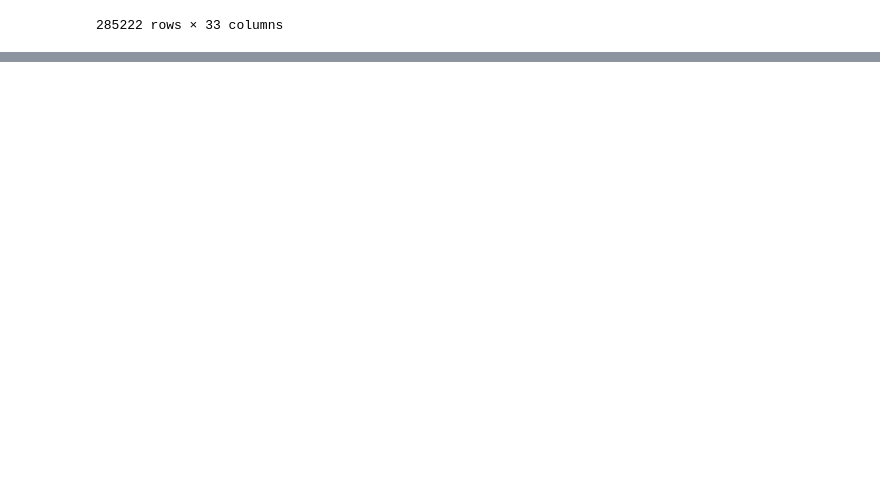
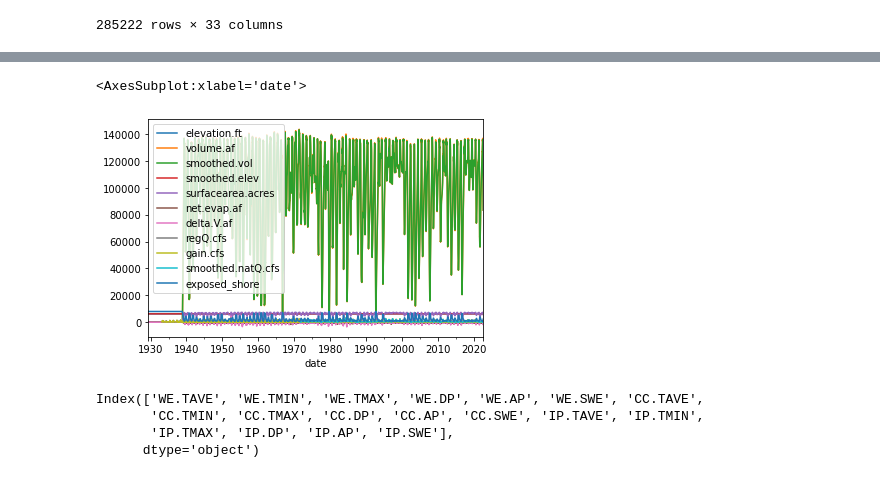
Before and after one commit to Krispy3/HFF_Water, a Jupyter notebook: scratch.ipynb, the cells around one changed output, grey strips where cells are left out. Drawn from its saved outputs; the diff is of its cells as text; code cells hidden in the pictures; blank space fills up the shorter version.

```diff
--- a/scratch.ipynb
+++ b/scratch.ipynb
@@ -23,4 +105,6 @@ ipe_df
 # %%
 hydro_df = pd.read_csv('data/IslandPark.TS.csv')
-hydro_df
+hydro_df['date'] = pd.to_datetime(hydro_df['date'])
+hydro_df.set_index(['date'], inplace=True)
+hydro_df.columns
 # %% [output]
@@ -56,0 +115,30 @@ climate_df
+# %%
+# calculate exposed shoreline
+hydro_df['exposed_shore'] = 8000 - hydro_df['surfacearea.acres']
+# %%
+hydro_df.plot()
+# %% [output]
+<AxesSubplot:xlabel='date'>
+[figure, added]
+# %%
+climate_df = pd.read_csv('data/Clean.Climate.TS.csv')
+climate_df['Date'] = pd.to_datetime(climate_df['Date'])
+climate_df.set_index(['Date'], inplace=True)
+climate_df.drop(['GT.TAVE', 'GT.TMIN', 'GT.TMAX', 'GT.DP', 'GT.AP', 'GT.SWE', 'PB.TAVE',
+       'PB.TMIN', 'PB.TMAX', 'PB.DP','HFW.AP', 'TR.SWE', 'FR.SWE', 'HF.SWE', 'HFW.SWE', 'AG.DP', 'AG.ET',
+       'HFW.Cum.P', 'AG.Cum.P', 'AG.Cum.ET', 'PB.AP', 'PB.SWE', 'BB.TAVE', 'BB.TMIN', 'BB.TMAX', 'BB.DP', 'BB.AP',
+       'BB.SWE', 'LL.TAVE', 'LL.TMIN', 'LL.TMAX', 'LL.DP', 'LL.AP', 'LL.SWE', 'GL.TAVE',
+       'GL.TMIN', 'GL.TMAX', 'GL.DP', 'GL.AP', 'GL.SWE', 'PC.TAVE', 'PC.TMIN', 'PC.TMAX',
+       'PC.DP', 'PC.AP', 'PC.SWE', 'AL.TAVE', 'AL.TMIN', 'AL.TMAX', 'AL.DP', 'AL.AP',
+       'AS.TAVE', 'AS.TMIN', 'AS.TMAX', 'AS.DP', 'AS.AP', 'AS.ET', 'RX.TAVE',
+       'RX.TMIN', 'RX.TMAX', 'RX.DP', 'RX.AP', 'RX.ET', 'TR.TAVE', 'FR.TAVE',
+       'HF.TAVE', 'VA.TAVE', 'HFW.TAVE', 'TR.TMIN', 'FR.TMIN', 'HF.TMIN',
+       'VA.TMIN', 'HFW.TMIN', 'TR.TMAX', 'FR.TMAX', 'HF.TMAX', 'VA.TMAX',
+       'HFW.TMAX', 'TR.DP', 'FR.DP', 'HF.DP', 'VA.DP', 'HFW.DP', 'TR.AP',
+       'FR.AP', 'HF.AP', 'VA.AP'], axis=1, inplace=True)
+climate_df.columns
+# %% [output]
+Index(['WE.TAVE', 'WE.TMIN', 'WE.TMAX', 'WE.DP', 'WE.AP', 'WE.SWE', 'CC.TAVE',
+       'CC.TMIN', 'CC.TMAX', 'CC.DP', 'CC.AP', 'CC.SWE', 'IP.TAVE', 'IP.TMIN',
+       'IP.TMAX', 'IP.DP', 'IP.AP', 'IP.SWE'],
+      dtype='object')
```
Also changed, not shown: parts of 9 cells of this notebook, 1 other file.
